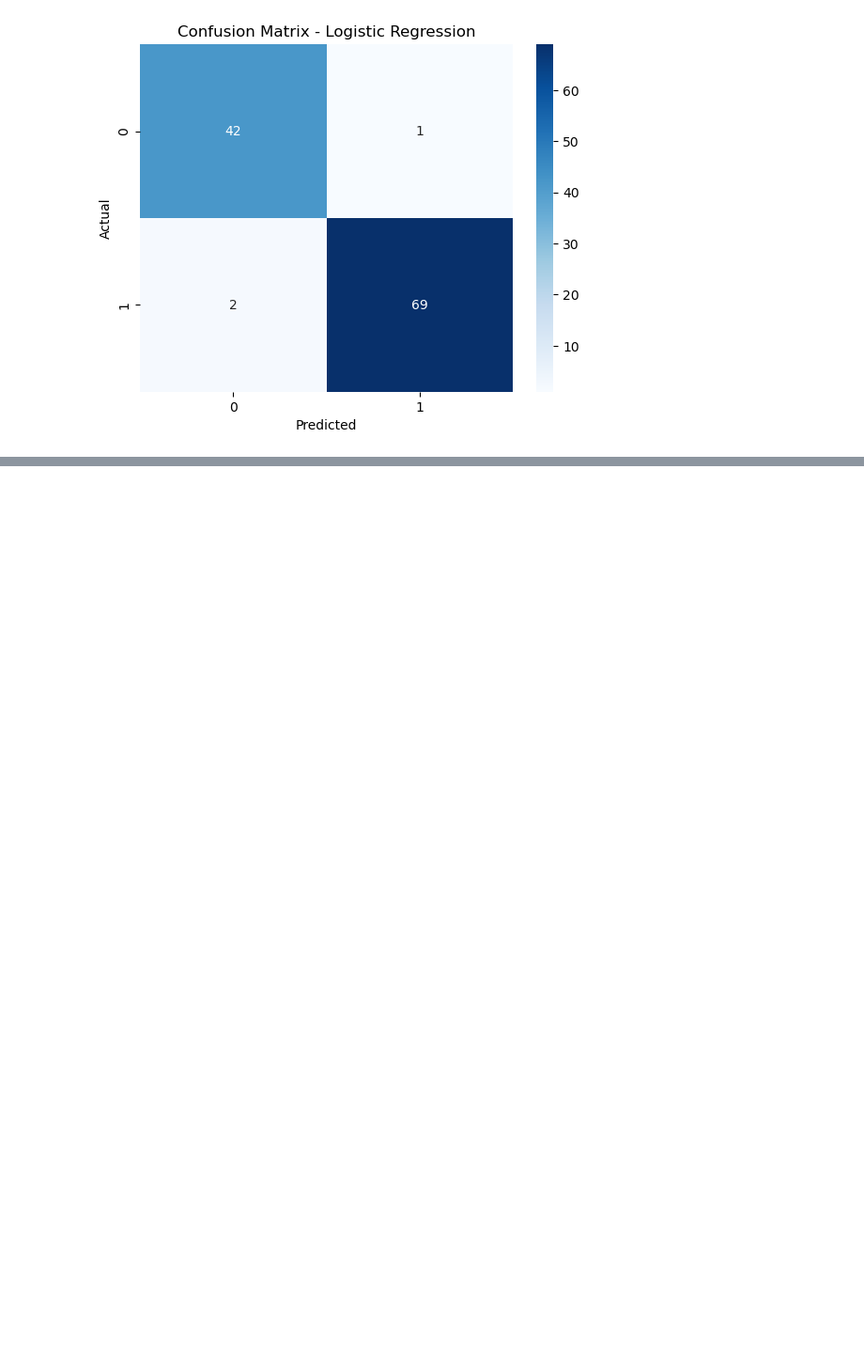
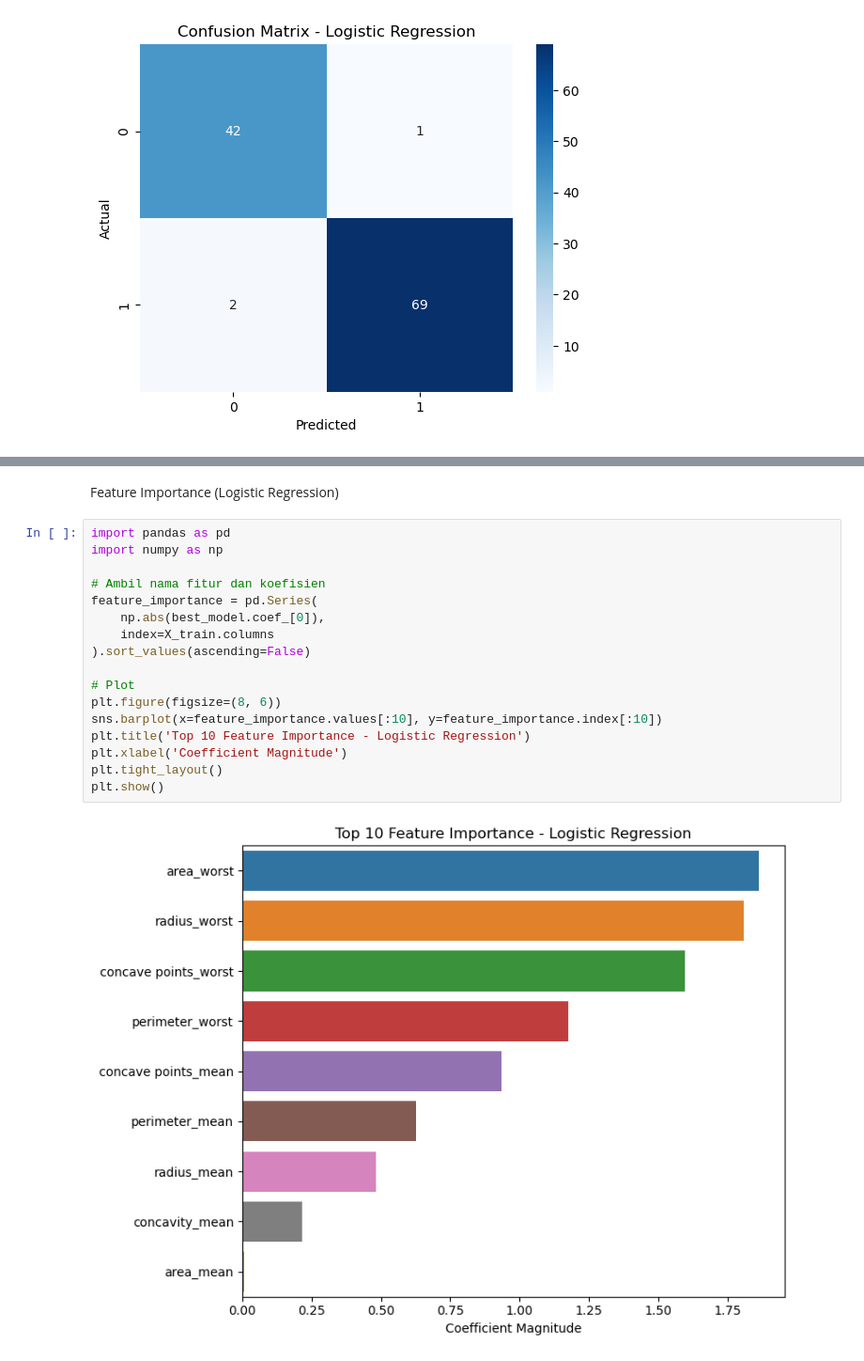
Before and after one commit to rahmassa/breast-cancer-prediction, a Jupyter notebook: machine_learning_projek_breastcancer.ipynb, the cells around one changed output, grey strips where cells are left out. Shown at 94% size. Cells and saved outputs as stored; diff of their text form; blank space fills up the shorter version.

```diff
--- a/machine_learning_projek_breastcancer.ipynb
+++ b/machine_learning_projek_breastcancer.ipynb
@@ -277,0 +311,21 @@ plt.show()
+# %% [markdown]
+Feature Importance (Logistic Regression)
+# %%
+import pandas as pd
+import numpy as np
+
+# Ambil nama fitur dan koefisien
+feature_importance = pd.Series(
+    np.abs(best_model.coef_[0]),
+    index=X_train.columns
+).sort_values(ascending=False)
+
+# Plot
+plt.figure(figsize=(8, 6))
+sns.barplot(x=feature_importance.values[:10], y=feature_importance.index[:10])
+plt.title('Top 10 Feature Importance - Logistic Regression')
+plt.xlabel('Coefficient Magnitude')
+plt.tight_layout()
+plt.show()
+# %% [output]
+[figure, added]
```
Also changed, not shown: parts of 2 cells of this notebook.
